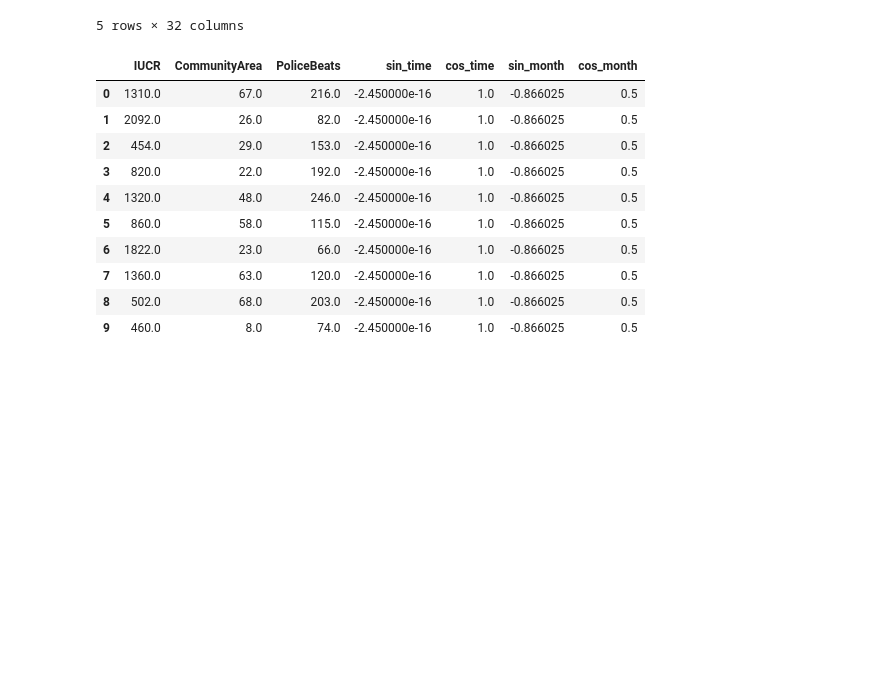
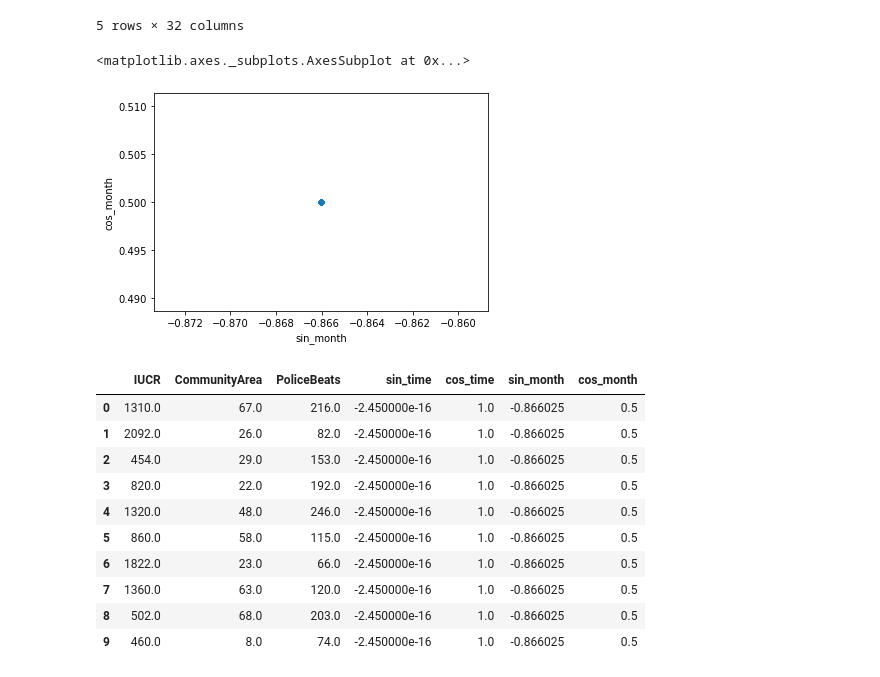
Before and after one commit to divyatv/MachineLearning_ChicagoCrime, a Jupyter notebook: EvaluateRandomForest_RK.ipynb, the cells around one changed output. Cells and saved outputs as stored; diff of their text form; code cells hidden in the pictures; blank space fills up the shorter version.

```diff
--- a/EvaluateRandomForest_RK.ipynb
+++ b/EvaluateRandomForest_RK.ipynb
@@ -56,6 +54,13 @@ df_predict.head()
 | 3 | 11859480 | 10/12/2019 23:49 | 820 | THEFT | RESIDENTIAL YARD (FRONT/BACK) | 0 | 0 | 32 | 22 | ... |
 | 4 | 11859057 | 10/12/2019 23:47 | 1320 | CRIMINAL DAMAGE | GAS STATION | 1 | 0 | 8 | 48 | ... |
 5 rows × 32 columns
+# %%
+#Plot the sin_month-cos_month scatter plot
+
+df_predict.sample(100).plot.scatter('sin_month','cos_month')
+# %% [output]
+<matplotlib.axes._subplots.AxesSubplot at 0x...>
+[figure, added]
 # %%
 #Define a dataframe containing only the columns we need for testing
 
```
Also changed, not shown: parts of 6 cells of this notebook.
